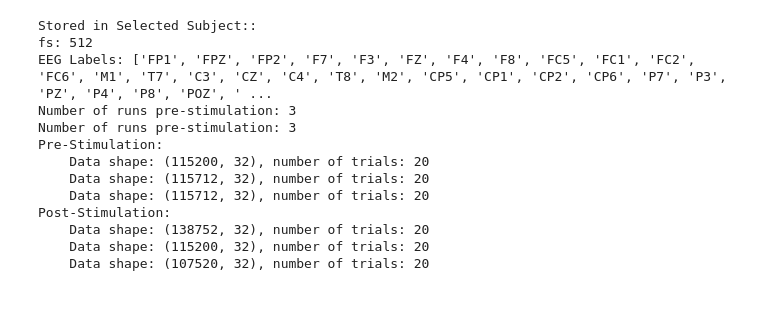
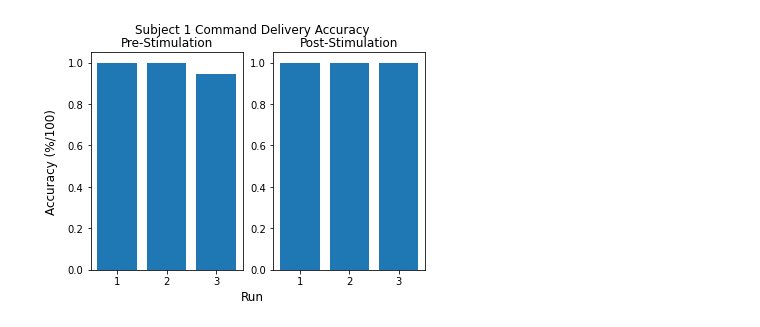
Before and after one commit to coreykarnei/Neural_Final_project, a Jupyter notebook: neural_final_notebook.ipynb, the cells around one changed output. Drawn from its saved outputs; the diff is of its cells as text; code cells hidden in the pictures.

Commit message:
added plotting for command accuracy and timeout percent

```diff
--- a/neural_final_notebook.ipynb
+++ b/neural_final_notebook.ipynb
@@ -81,17 +144,5 @@ class Run:
 # %%
 d = Data(subjects)
-d.subject1.print_struct()
+d.subject1.plot_command_delivery_accuracy()
 # %% [output]
-Stored in Selected Subject::
-fs: 512
-EEG Labels: ['FP1', 'FPZ', 'FP2', 'F7', 'F3', 'FZ', 'F4', 'F8', 'FC5', 'FC1', 'FC2', 'FC6', 'M1', 'T7', 'C3', 'CZ', 'C4', 'T8', 'M2', 'CP5', 'CP1', 'CP2', 'CP6', 'P7', 'P3', 'PZ', 'P4', 'P8', 'POZ', ' ...
-Number of runs pre-stimulation: 3
-Number of runs pre-stimulation: 3
-Pre-Stimulation:
-    Data shape: (115200, 32), number of trials: 20
-    Data shape: (115712, 32), number of trials: 20
-    Data shape: (115712, 32), number of trials: 20
-Post-Stimulation:
-    Data shape: (138752, 32), number of trials: 20
-    Data shape: (115200, 32), number of trials: 20
-    Data shape: (107520, 32), number of trials: 20
+[figure, added]
```
Also changed, not shown: parts of 6 cells of this notebook.
